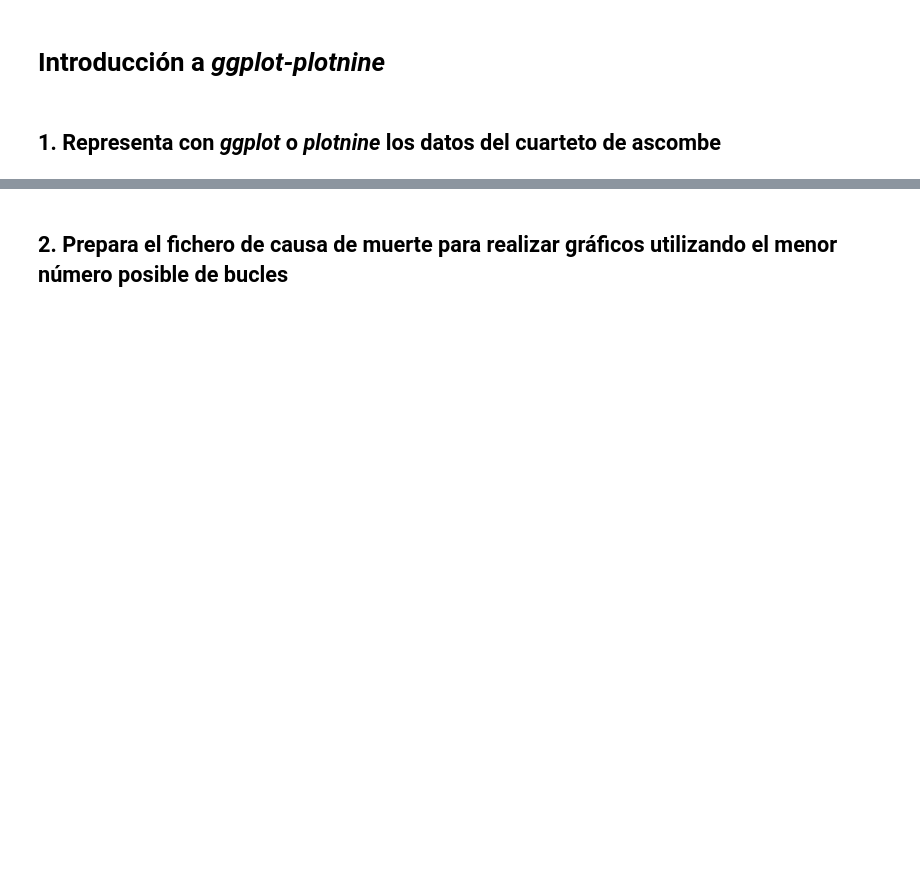
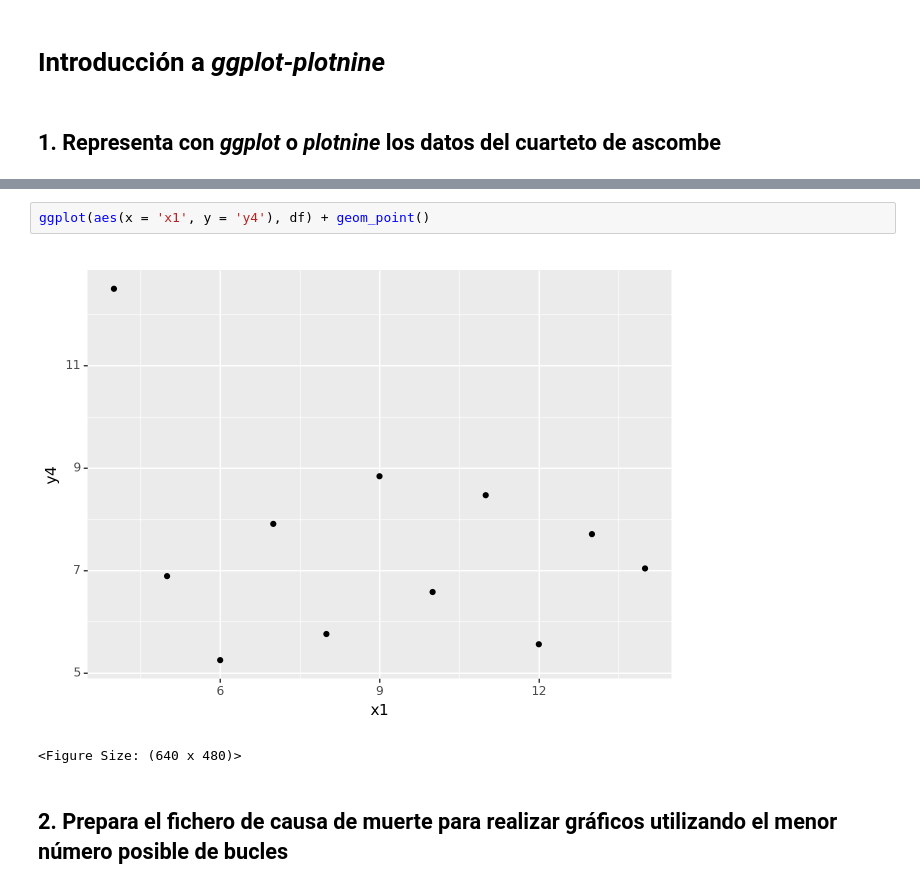
Before and after one commit to alu0101351773/VIS_practicas, a Jupyter notebook: src/jorge_cabrera_alu0101351773.ipynb, the cells around one changed output, grey strips where cells are left out. Saved outputs shown, nothing was run; the diff lists cells and outputs as text; blank space fills up the shorter version.

```diff
--- a/src/jorge_cabrera_alu0101351773.ipynb
+++ b/src/jorge_cabrera_alu0101351773.ipynb
@@ -18,4 +27,9 @@ ggplot(aes(x = 'x1', y = 'y1'), df) + geom_point()
 <Figure Size: (640 x 480)>
+# %%
+ggplot(aes(x = 'x1', y = 'y4'), df) + geom_point()
+# %% [output]
+[figure, added]
+<Figure Size: (640 x 480)>
 # %% [markdown]
 ## 2. Prepara el fichero de causa de muerte para realizar gráficos utilizando el menor número posible de bucles
 # %% [markdown]
```
Also changed, not shown: parts of 3 cells of this notebook.
